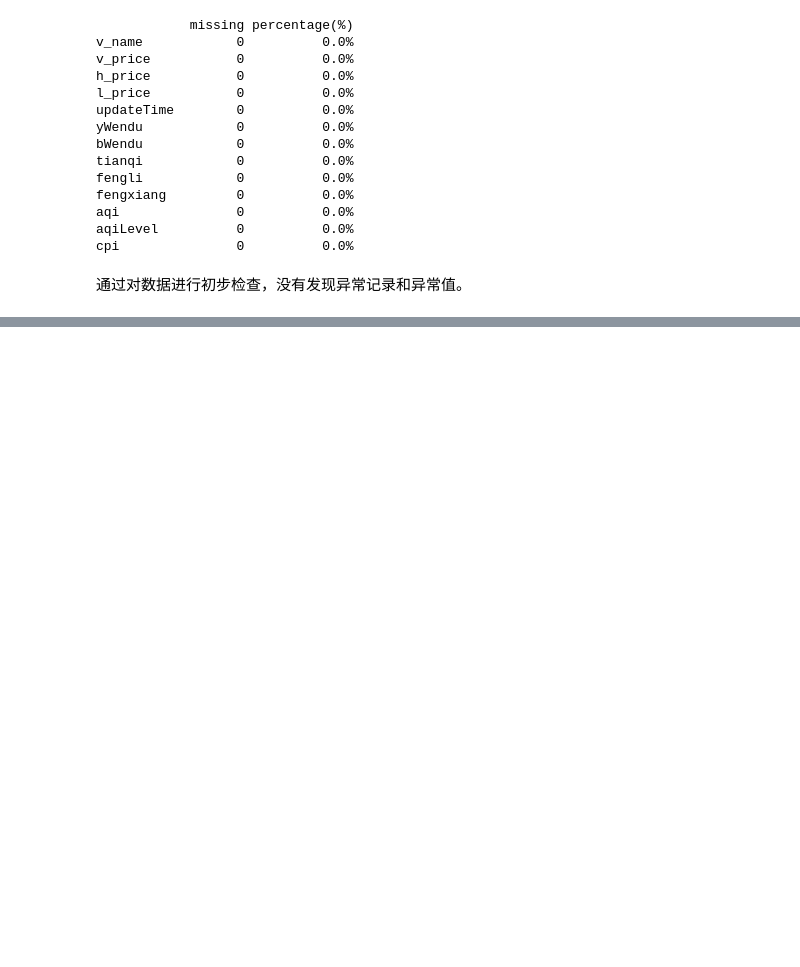
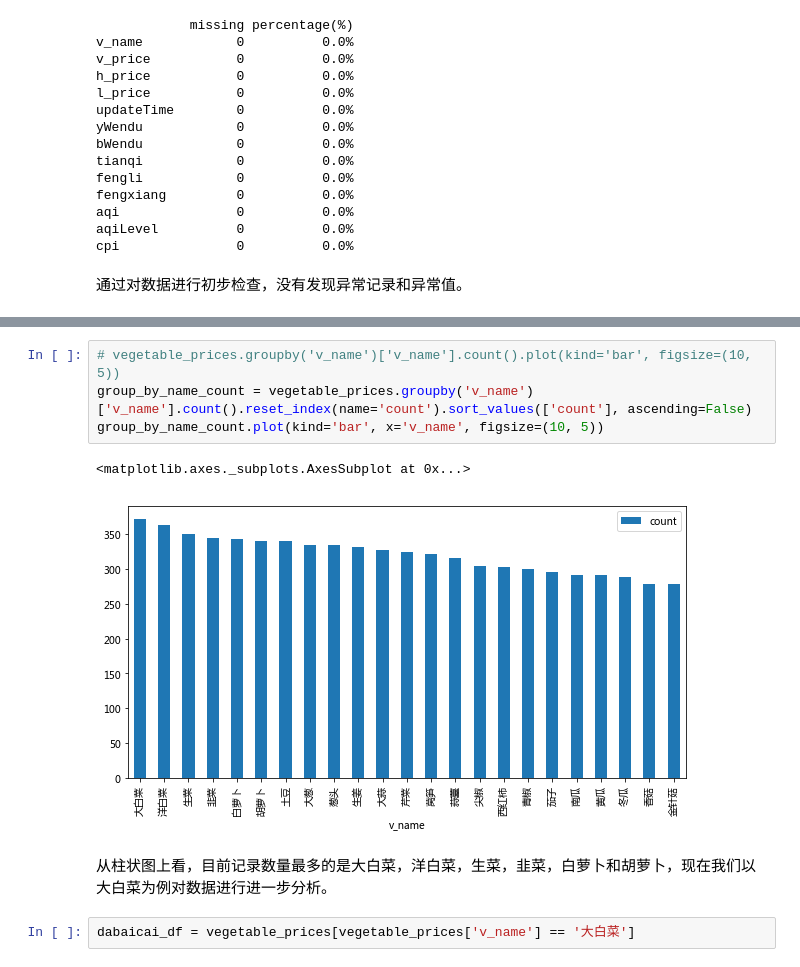
Before and after one commit to leesper/Vegetables_Price, a Jupyter notebook: vegetable_price_eda.ipynb, the cells around one changed output, grey strips where cells are left out. Saved outputs shown, nothing was run; the diff lists cells and outputs as text; blank space fills up the shorter version.

```diff
--- a/vegetable_price_eda.ipynb
+++ b/vegetable_price_eda.ipynb
@@ -78,0 +71,11 @@ u'/home/leesper/anaconda2/lib/python2.7/site-packages/matplotlib/mpl-data/matplo
+# %%
+# vegetable_prices.groupby('v_name')['v_name'].count().plot(kind='bar', figsize=(10, 5))
+group_by_name_count = vegetable_prices.groupby('v_name')['v_name'].count().reset_index(name='count').sort_values(['count'], ascending=False)
+group_by_name_count.plot(kind='bar', x='v_name', figsize=(10, 5))
+# %% [output]
+<matplotlib.axes._subplots.AxesSubplot at 0x...>
+[figure, added]
+# %% [markdown]
+从柱状图上看，目前记录数量最多的是大白菜，洋白菜，生菜，韭菜，白萝卜和胡萝卜，现在我们以大白菜为例对数据进行进一步分析。
+# %%
+dabaicai_df = vegetable_prices[vegetable_prices['v_name'] == '大白菜']
```
Also changed, not shown: parts of 6 cells of this notebook.
